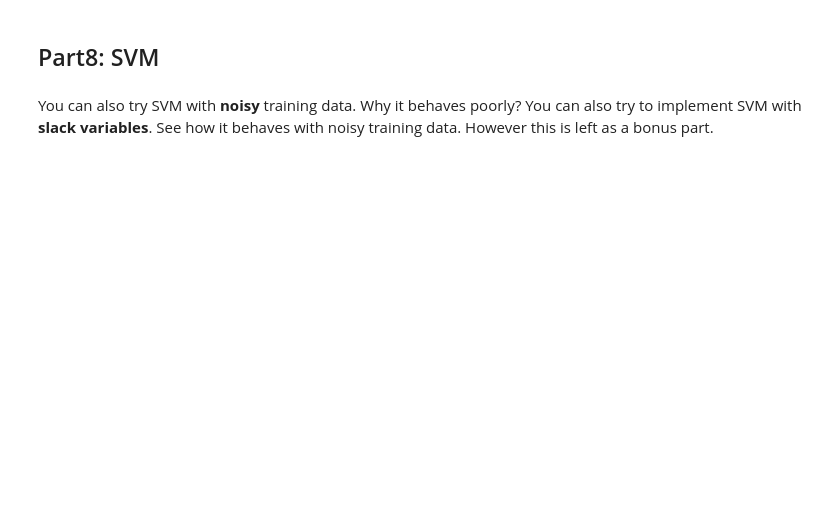
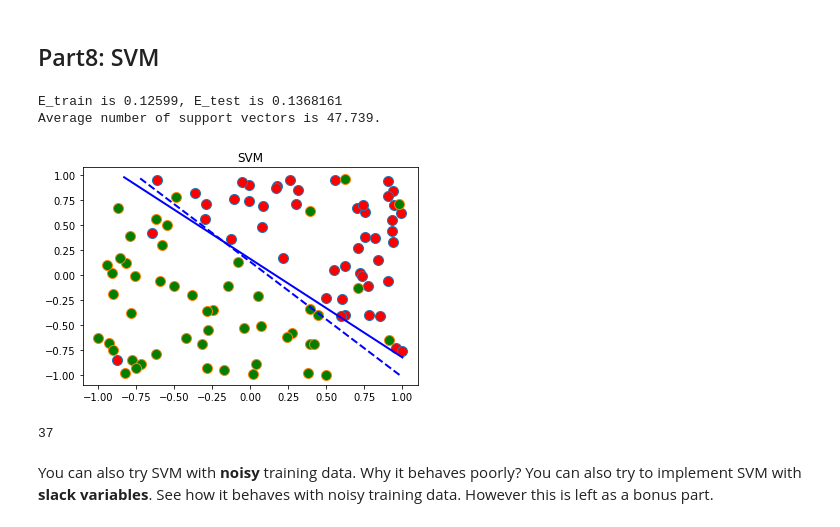
Before and after one commit to R11happy/Machine-Learning2018winter, a Jupyter notebook: ml2018winter_hw2/linear-models/run.ipynb, the cells around one changed output. Saved outputs shown, nothing was run; the diff lists cells and outputs as text; code cells hidden in the pictures; blank space fills up the shorter version.

```diff
--- a/ml2018winter_hw2/linear-models/run.ipynb
+++ b/ml2018winter_hw2/linear-models/run.ipynb
@@ -232,19 +244,40 @@ E_train is 0.0833, E_test is 0.090757
 ## Part8: SVM
 # %%
 from svm import svm
+from error_compute_y import error_compute_y
 
 nRep = 1000; # number of replicates
 nTrain = 100; # number of training data
+nTest = 10000
+SVM_train_error_sum = 0;
+SVM_test_error_sum = 0;
+num_sc_sum = 0
 
 for i in range(nRep):
-    X, y, w_f = mkdata(nTrain)
-    w_g, num_sc = svm(X, y)
+    X, y, w_f = mkdata(nTrain + nTest, 'noisy')
+    trainX, trainy = X[:, :nTrain], y[:, :nTrain]
+    testX, testy = X[:, nTrain:], y[:, nTrain:]
+    w_g, num_sc = svm(trainX, trainy, 100)
     # Compute training, testing error
+    train_error = error_compute_y(w_g, trainX, trainy)
+    test_error = error_compute_y(w_g, testX, testy)
+    SVM_train_error_sum = SVM_train_error_sum + train_error;
+    SVM_test_error_sum = SVM_test_error_sum + test_error;
+
     # Sum up number of support vectors
-
-# print('E_train is {}, E_test is {}'.format(E_train, E_test))
-# print('Average number of support vectors is {}.'.format(avgNum))
-plotdata(X, y, w_f, w_g, 'SVM')
+    num_sc_sum = num_sc_sum + num_sc;
+E_train = SVM_train_error_sum / (nRep * nTrain)
+E_test = SVM_test_error_sum / (nRep * nTest)
+avgNum = num_sc_sum / nRep
+print('E_train is {}, E_test is {}'.format(E_train, E_test))
+print('Average number of support vectors is {}.'.format(avgNum))
+plotdata(trainX, trainy, w_f, w_g, 'SVM')
+print(num_sc)
+# %% [output]
+E_train is 0.12599, E_test is 0.1368161
+Average number of support vectors is 47.739.
+[figure, added]
+37
 # %% [markdown]
 You can also try SVM with **noisy** training data. Why it behaves poorly?
 You can also try to implement SVM with **slack variables**.  See how it behaves with noisy training data. However this is left as a bonus part.
```
Also changed, not shown: parts of 5 cells of this notebook, 1 other file.
